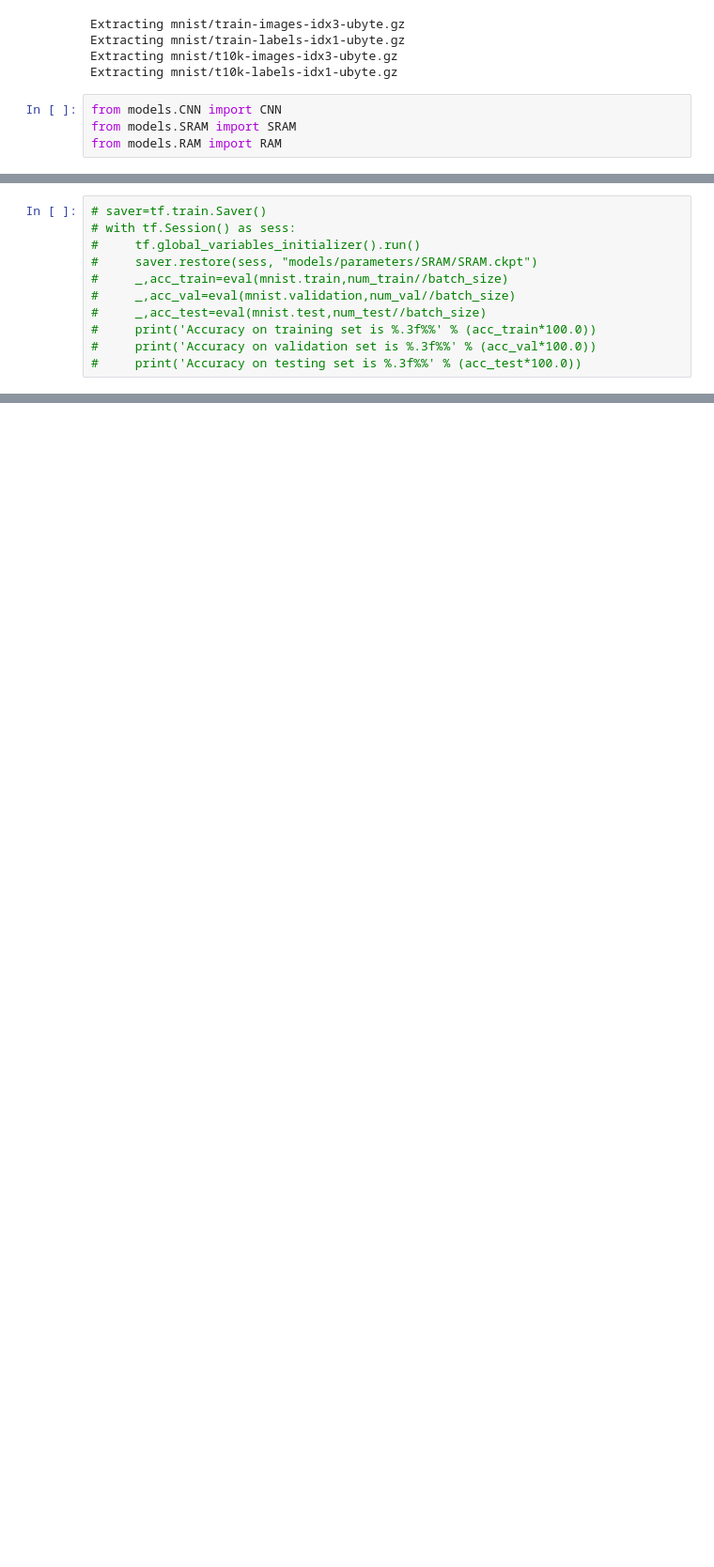
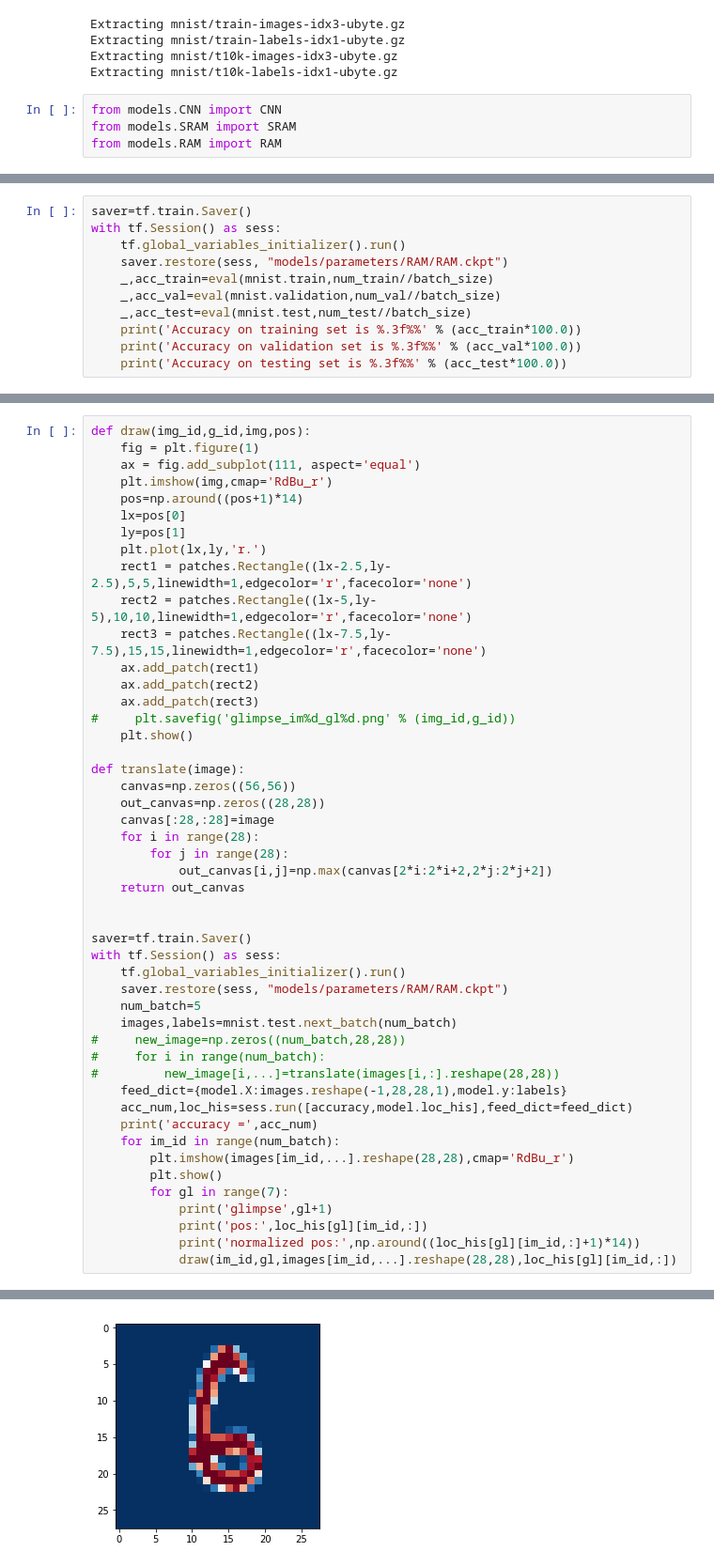
Before and after one commit to LukeZhuang/Recurrent-Attention-Model, a Jupyter notebook: demo.ipynb, the cells around one changed output, grey strips where cells are left out. Shown at 94% size. Drawn from its saved outputs; the diff is of its cells as text; blank space fills up the shorter version.

```diff
--- a/demo.ipynb
+++ b/demo.ipynb
@@ -43,13 +44,13 @@ def eval(dataset,num_iteration):
     total_accuracy/=num_iteration
     return total_loss,total_accuracy
 # %%
-# saver=tf.train.Saver()
-# with tf.Session() as sess:
-#     tf.global_variables_initializer().run()
-#     saver.restore(sess, "models/parameters/SRAM/SRAM.ckpt")
-#     _,acc_train=eval(mnist.train,num_train//batch_size)
-#     _,acc_val=eval(mnist.validation,num_val//batch_size)
-#     _,acc_test=eval(mnist.test,num_test//batch_size)
-#     print('Accuracy on training set is %.3f%%' % (acc_train*100.0))
-#     print('Accuracy on validation set is %.3f%%' % (acc_val*100.0))
-#     print('Accuracy on testing set is %.3f%%' % (acc_test*100.0))
+saver=tf.train.Saver()
+with tf.Session() as sess:
+    tf.global_variables_initializer().run()
+    saver.restore(sess, "models/parameters/RAM/RAM.ckpt")
+    _,acc_train=eval(mnist.train,num_train//batch_size)
+    _,acc_val=eval(mnist.validation,num_val//batch_size)
+    _,acc_test=eval(mnist.test,num_test//batch_size)
+    print('Accuracy on training set is %.3f%%' % (acc_train*100.0))
+    print('Accuracy on validation set is %.3f%%' % (acc_val*100.0))
+    print('Accuracy on testing set is %.3f%%' % (acc_test*100.0))
@@ -94,0 +95,49 @@ INFO:tensorflow:Restoring parameters from models/parameters/SRAM/SRAM.ckpt
+# %%
+def draw(img_id,g_id,img,pos):
+    fig = plt.figure(1)
+    ax = fig.add_subplot(111, aspect='equal')
+    plt.imshow(img,cmap='RdBu_r')
+    pos=np.around((pos+1)*14)
+    lx=pos[0]
+    ly=pos[1]
+    plt.plot(lx,ly,'r.')
+    rect1 = patches.Rectangle((lx-2.5,ly-2.5),5,5,linewidth=1,edgecolor='r',facecolor='none')
+    rect2 = patches.Rectangle((lx-5,ly-5),10,10,linewidth=1,edgecolor='r',facecolor='none')
+    rect3 = patches.Rectangle((lx-7.5,ly-7.5),15,15,linewidth=1,edgecolor='r',facecolor='none')
+    ax.add_patch(rect1)
+    ax.add_patch(rect2)
+    ax.add_patch(rect3)
+#     plt.savefig('glimpse_im%d_gl%d.png' % (img_id,g_id))
+    plt.show()
+
+def translate(image):
+    canvas=np.zeros((56,56))
+    out_canvas=np.zeros((28,28))
+    canvas[:28,:28]=image
+    for i in range(28):
+        for j in range(28):
+            out_canvas[i,j]=np.max(canvas[2*i:2*i+2,2*j:2*j+2])
+    return out_canvas
+
+
+saver=tf.train.Saver()
+with tf.Session() as sess:
+    tf.global_variables_initializer().run()
+    saver.restore(sess, "models/parameters/RAM/RAM.ckpt")
+    num_batch=5
+    images,labels=mnist.test.next_batch(num_batch)
+#     new_image=np.zeros((num_batch,28,28))
+#     for i in range(num_batch):
+#         new_image[i,...]=translate(images[i,:].reshape(28,28))
+    feed_dict={model.X:images.reshape(-1,28,28,1),model.y:labels}
+    acc_num,loc_his=sess.run([accuracy,model.loc_his],feed_dict=feed_dict)
+    print('accuracy =',acc_num)
+    for im_id in range(num_batch):
+        plt.imshow(images[im_id,...].reshape(28,28),cmap='RdBu_r')
+        plt.show()
+        for gl in range(7):
+            print('glimpse',gl+1)
+            print('pos:',loc_his[gl][im_id,:])
+            print('normalized pos:',np.around((loc_his[gl][im_id,:]+1)*14))
+            draw(im_id,gl,images[im_id,...].reshape(28,28),loc_his[gl][im_id,:])
+# %% [output]
@@ -94,0 +146 @@ INFO:tensorflow:Restoring parameters from models/parameters/SRAM/SRAM.ckpt
+[figure, added]
```
Also changed, not shown: parts of 8 cells of this notebook, 5 other files.
